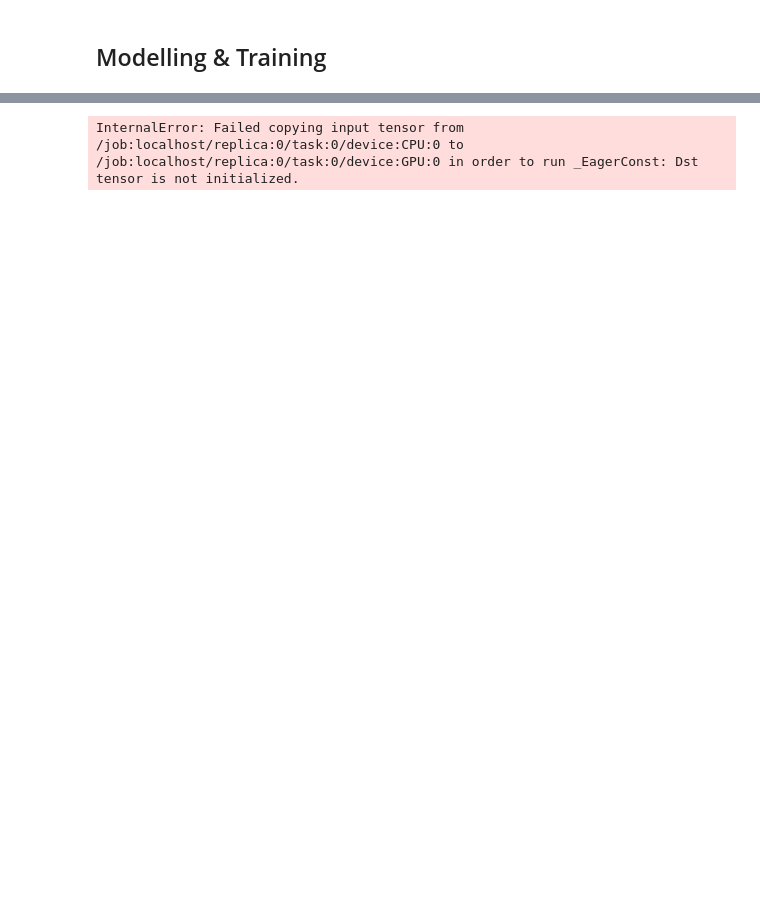
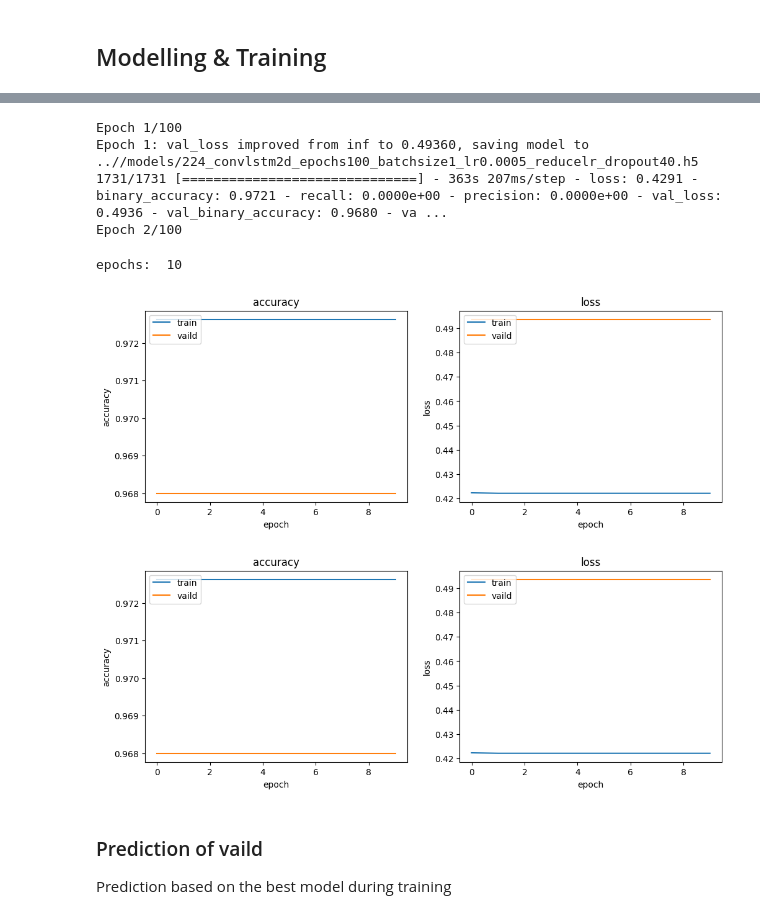
Before and after one commit to siang-chang/aidea-badminton-vision, a Jupyter notebook: src/detection/time_series_many_to_many.ipynb, the cells around one changed output, grey strips where cells are left out. Cells and saved outputs as stored; diff of their text form; code cells hidden in the pictures; blank space fills up the shorter version.

```diff
--- a/src/detection/time_series_many_to_many.ipynb
+++ b/src/detection/time_series_many_to_many.ipynb
@@ -270,14 +282,18 @@ _________________________________________________________________
 start = time.time()
 
 # Train model
-history = model.fit(train_x, train_y,
-                    epochs=EPOCHS,
-                    batch_size=BATCH_SIZE,
-                    verbose=1,
-                    validation_data=(valid_x, valid_y),
-                    callbacks=[tf.keras.callbacks.ReduceLROnPlateau(monitor='val_loss', factor=0.5, patience=5, verbose=1, mode='auto', min_delta=0.0001, cooldown=0, min_lr=0),
-                               tf.keras.callbacks.EarlyStopping(monitor='val_loss', min_delta=0.0001, patience=10, verbose=1, mode='auto', baseline=None, restore_best_weights=False),
-                               tf.keras.callbacks.ModelCheckpoint(F'{path}/models/{model_name}.h5', monitor='val_loss', verbose=1, save_best_only=True, save_weights_only=False, mode='auto', save_freq='epoch')])
+history = model.fit(
+    train_ds,
+    epochs=EPOCHS,
+    batch_size=BATCH_SIZE,
+    verbose=1,
+    validation_data=valid_ds,
+    callbacks=[
+        tf.keras.callbacks.ReduceLROnPlateau(monitor='val_loss', factor=0.5, patience=5, verbose=1, mode='auto', min_delta=0.0001, cooldown=0, min_lr=0),
+        tf.keras.callbacks.EarlyStopping(monitor='val_loss', min_delta=0.0001, patience=10, verbose=1, mode='auto', baseline=None, restore_best_weights=False),
+        tf.keras.callbacks.ModelCheckpoint(F'{path}/models/{model_name}.h5', monitor='val_loss', verbose=1, save_best_only=True, save_weights_only=False, mode='auto', save_freq='epoch')
+    ]
+)
 
 # Save history
 history = pd.DataFrame(history.history)
@@ -286,4 +302,40 @@ history.to_csv(F'{path}/logs/{model_name}.csv', index=False)
 end = time.time()
 print(format(end-start))
 # %% [output]
-InternalError: Failed copying input tensor from /job:localhost/replica:0/task:0/device:CPU:0 to /job:localhost/replica:0/task:0/device:GPU:0 in order to run _EagerConst: Dst tensor is not initialized.
+Epoch 1/100
+Epoch 1: val_loss improved from inf to 0.49360, saving model to ..//models/224_convlstm2d_epochs100_batchsize1_lr0.0005_reducelr_dropout40.h5
+1731/1731 [==============================] - 363s 207ms/step - loss: 0.4291 - binary_accuracy: 0.9721 - recall: 0.0000e+00 - precision: 0.0000e+00 - val_loss: 0.4936 - val_binary_accuracy: 0.9680 - va ...
+Epoch 2/100
+# %%
+log = pd.read_csv(F'{path}/logs/{model_name}.csv')
+print('epochs: ',len(log))
+plt.figure(figsize=(12, 4))
+
+# Summarize history for accuracy
+plt.subplot(1, 2, 1)
+plt.plot(log['binary_accuracy'])
+plt.plot(log['val_binary_accuracy'])
+plt.title('accuracy')
+plt.ylabel('accuracy')
+plt.xlabel('epoch')
+plt.legend(['train', 'vaild'], loc='upper left')
+
+# Summarize history for loss
+plt.subplot(1, 2, 2)
+plt.plot(log['loss'])
+plt.plot(log['val_loss'])
+plt.title('loss')
+plt.ylabel('loss')
+plt.xlabel('epoch')
+plt.legend(['train', 'vaild'], loc='upper left')
+
+# Save image
+plt.show()
+plt.savefig(F'{path}/logs/{model_name}.jpg')
+# %% [output]
+epochs:  10
+[figure, added]
+[figure, added]
+# %% [markdown]
+### Prediction of vaild
+Prediction based on the best model during training
```
Also changed, not shown: parts of 23 cells of this notebook.
